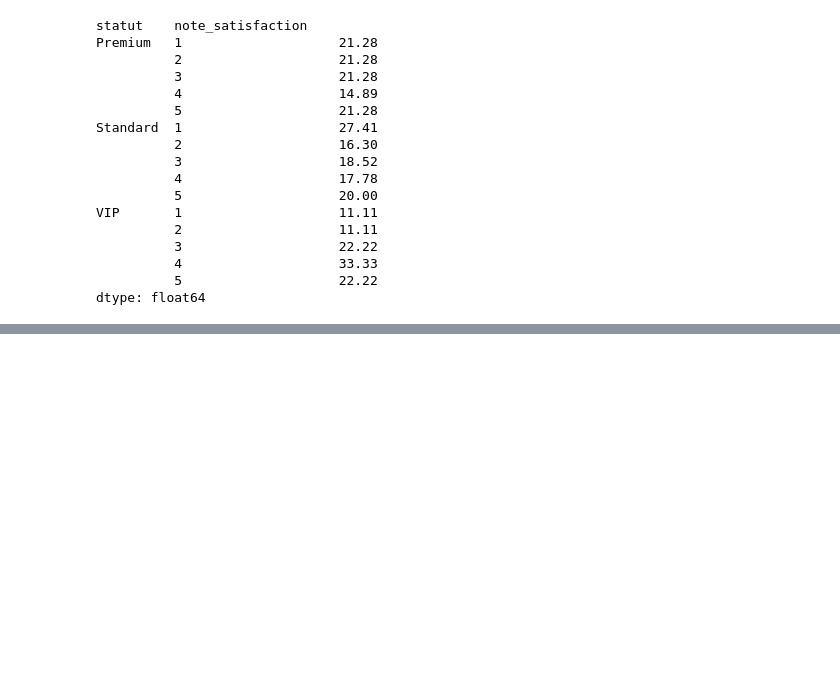
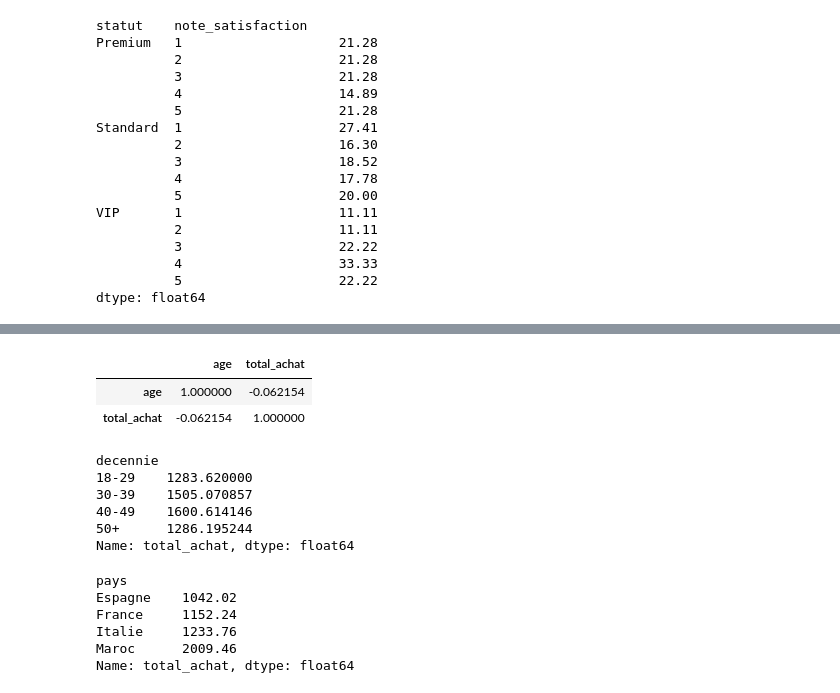
Before and after one commit to H3-8/pandas, a Jupyter notebook: nb.ipynb, the cells around one changed output, grey strips where cells are left out. Saved outputs shown, nothing was run; the diff lists cells and outputs as text; code cells hidden in the pictures; blank space fills up the shorter version.

```diff
--- a/nb.ipynb
+++ b/nb.ipynb
@@ -192,0 +203,8 @@ dtype: float64
+# %%
+#Exo 3.1 - Donne la corrélation entre age et total_achat — et interprète le résultat. 👀
+
+df[['age', 'total_achat']].corr()
+# %% [output]
+|  | age | total_achat |
+| age | 1.000000 | -0.062154 |
+| total_achat | -0.062154 | 1.000000 |
@@ -192,0 +219,31 @@ dtype: float64
+# %%
+#Exo 3.2 - Crée une colonne decennie qui regroupe les ages par tranche : 18-29, 30-39, 40-49, 50+. Ensuite donne la dépense moyenne par tranche. 👀
+
+
+df['decennie'] = pd.cut(
+    df['age'],
+    bins=[18, 29, 39, 49, float('inf')],
+    labels=['18-29', '30-39', '40-49', '50+']
+)
+df.groupby('decennie')['total_achat'].mean()
+# %% [output]
+decennie
+18-29    1283.620000
+30-39    1505.070857
+40-49    1600.614146
+50+      1286.195244
+Name: total_achat, dtype: float64
+# %%
+#Exo 3.3 - Parmi les clients de 50+, quels pays ont une dépense médiane supérieure à la médiane globale de ce groupe ? 👀
+
+filtre = df[df['decennie'] == '50+'].groupby('pays')['total_achat'].median()
+pays_seniors_high_spend = filtre[filtre > df[df['decennie'] == '50+']['total_achat'].median()
+]
+pays_seniors_high_spend
+# %% [output]
+pays
+Espagne    1042.02
+France     1152.24
+Italie     1233.76
+Maroc      2009.46
+Name: total_achat, dtype: float64
```
Also changed, not shown: parts of 5 cells of this notebook.
